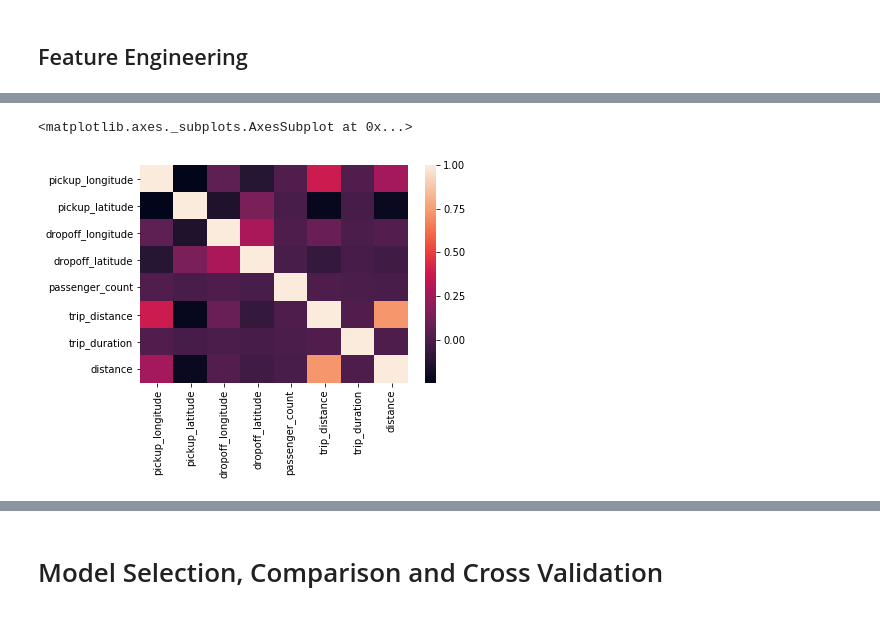
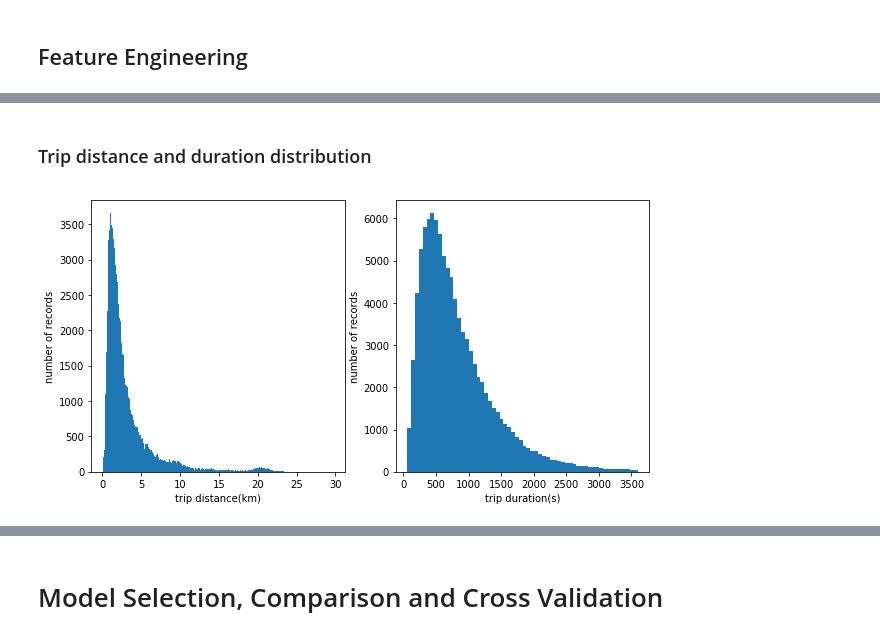
Before and after one commit to Shilong1210/NYC-Taxi-Trip-Duration, a Jupyter notebook: NYC Taxi Trip Duration.ipynb, the cells around one changed output, grey strips where cells are left out. Saved outputs shown, nothing was run; the diff lists cells and outputs as text; code cells hidden in the pictures.

```diff
--- a/NYC Taxi Trip Duration.ipynb
+++ b/NYC Taxi Trip Duration.ipynb
@@ -115,8 +182,16 @@ plt.show()
-# %%
-data = data.drop('year',axis=1)
-data['distance'] = [pow((data['pickup_longitude'].loc[i]-data['dropoff_longitude'].loc[i]),2)+pow((data['pickup_latitude'].loc[i]-data['dropoff_latitude'].loc[i]),2) for i in data.index]
-corr = data.corr()
-sns.heatmap(corr)
-# %% [output]
-<matplotlib.axes._subplots.AxesSubplot at 0x...>
-[figure, removed]
+# %% [markdown]
+### Trip distance and duration distribution
+# %%
+fig, ax = plt.subplots(1, 2, figsize=(10,5))
+
+ax[0].hist(data['hav_distance'].values, bins=300)
+ax[0].set_xlabel('trip distance(km)')
+ax[0].set_ylabel('number of records')
+
+ax[1].hist(data['trip_duration'].values, bins=60)
+ax[1].set_xlabel('trip duration(s)')
+ax[1].set_ylabel('number of records')
+
+plt.show()
+# %% [output]
+[figure, added]
```
Also changed, not shown: parts of 32 cells of this notebook.
